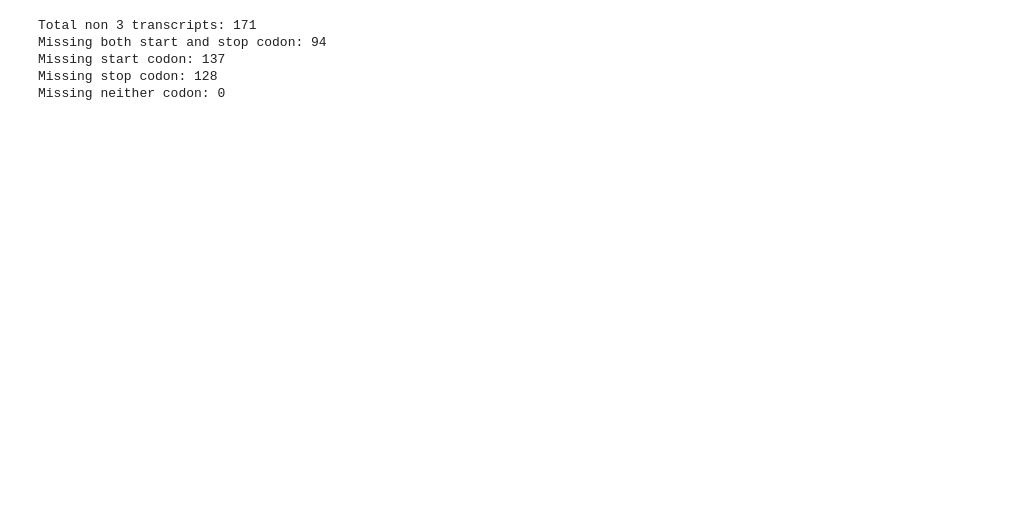
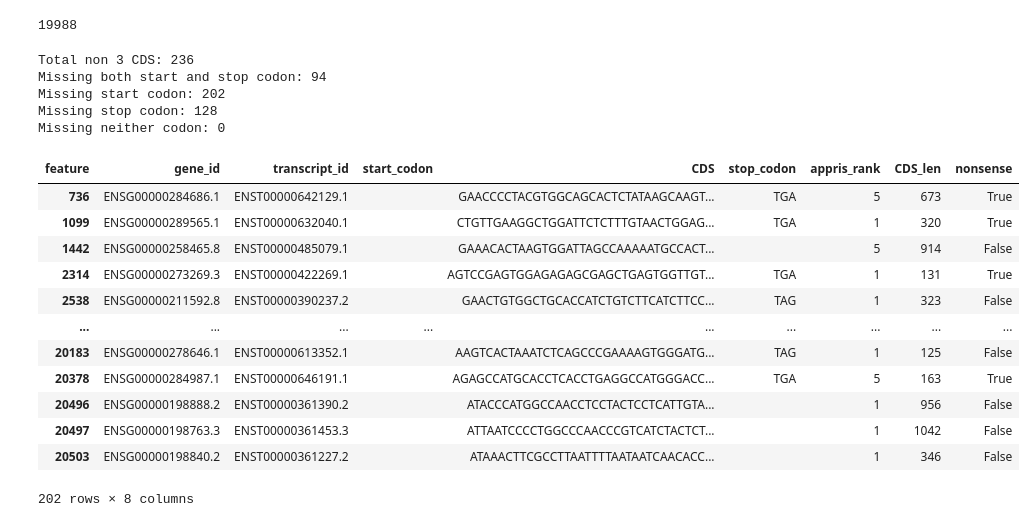
Before and after one commit to mxiimy/Predicting-Tissue-Specific-UTR, a Jupyter notebook: notebooks/initialDB.ipynb, the cells around one changed output. Drawn from its saved outputs; the diff is of its cells as text; code cells hidden in the pictures; blank space fills up the shorter version.

```diff
--- a/notebooks/initialDB.ipynb
+++ b/notebooks/initialDB.ipynb
@@ -308,16 +324,40 @@ not3.head()
+# %%
+# For now, drop all sequences in not3 -> revisit later if needed
+
+initialDB_df = initialDB_df[initialDB_df['CDS_len'] % 3 == 0].copy()
+initialDB_df.to_csv('../data/initialDB_sequences.csv', index=False)
+
+len(initialDB_df)
+# %% [output]
+19988
 # %%
-print("Total non 3 transcripts:", len(not3))
+print("Total non 3 CDS:", len(not3))
 
 print("Missing both start and stop codon:", len(not3[(not3['start_codon'] == '') & (not3['stop_codon'] == '')]))
 
 print("Missing start codon:", len(not3[not3['start_codon'] == '']))
 
 print("Missing stop codon:", len(not3[not3['stop_codon'] == '']))
 
 print("Missing neither codon:", len(not3[(not3['start_codon'] != '') & (not3['stop_codon'] != '')]))
+
+not3[not3['start_codon'] == '']
 # %% [output]
-Total non 3 transcripts: 171
+Total non 3 CDS: 236
 Missing both start and stop codon: 94
-Missing start codon: 137
+Missing start codon: 202
 Missing stop codon: 128
 Missing neither codon: 0
+| feature | gene_id | transcript_id | start_codon | CDS | stop_codon | appris_rank | CDS_len | nonsense |
+| 736 | ENSG00000284686.1 | ENST00000642129.1 |  | GAACCCCTACGTGGCAGCACTCTATAAGCAAGT... | TGA | 5 | 673 | True |
+| 1099 | ENSG00000289565.1 | ENST00000632040.1 |  | CTGTTGAAGGCTGGATTCTCTTTGTAACTGGAG... | TGA | 1 | 320 | True |
+| 1442 | ENSG00000258465.8 | ENST00000485079.1 |  | GAAACACTAAGTGGATTAGCCAAAAATGCCACT... |  | 5 | 914 | False |
+| 2314 | ENSG00000273269.3 | ENST00000422269.1 |  | AGTCCGAGTGGAGAGAGCGAGCTGAGTGGTTGT... | TGA | 1 | 131 | True |
+| 2538 | ENSG00000211592.8 | ENST00000390237.2 |  | GAACTGTGGCTGCACCATCTGTCTTCATCTTCC... | TAG | 1 | 323 | False |
+| ... | ... | ... | ... | ... | ... | ... | ... | ... |
+| 20183 | ENSG00000278646.1 | ENST00000613352.1 |  | AAGTCACTAAATCTCAGCCCGAAAAGTGGGATG... | TAG | 1 | 125 | False |
+| 20378 | ENSG00000284987.1 | ENST00000646191.1 |  | AGAGCCATGCACCTCACCTGAGGCCATGGGACC... | TGA | 5 | 163 | True |
+| 20496 | ENSG00000198888.2 | ENST00000361390.2 |  | ATACCCATGGCCAACCTCCTACTCCTCATTGTA... |  | 1 | 956 | False |
+| 20497 | ENSG00000198763.3 | ENST00000361453.3 |  | ATTAATCCCCTGGCCCAACCCGTCATCTACTCT... |  | 1 | 1042 | False |
+| 20503 | ENSG00000198840.2 | ENST00000361227.2 |  | ATAAACTTCGCCTTAATTTTAATAATCAACACC... |  | 1 | 346 | False |
+202 rows × 8 columns
```
Also changed, not shown: parts of 12 cells of this notebook.
